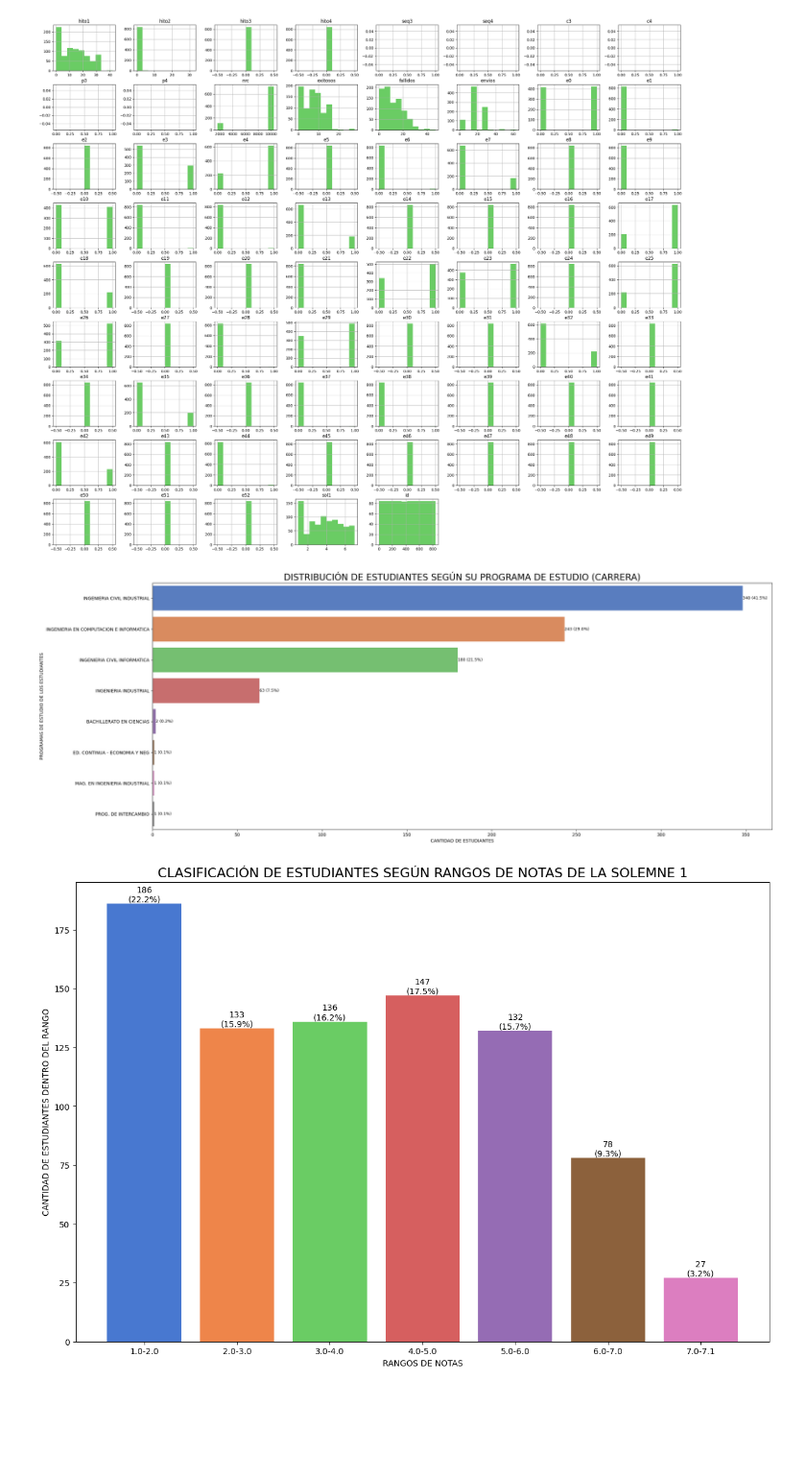
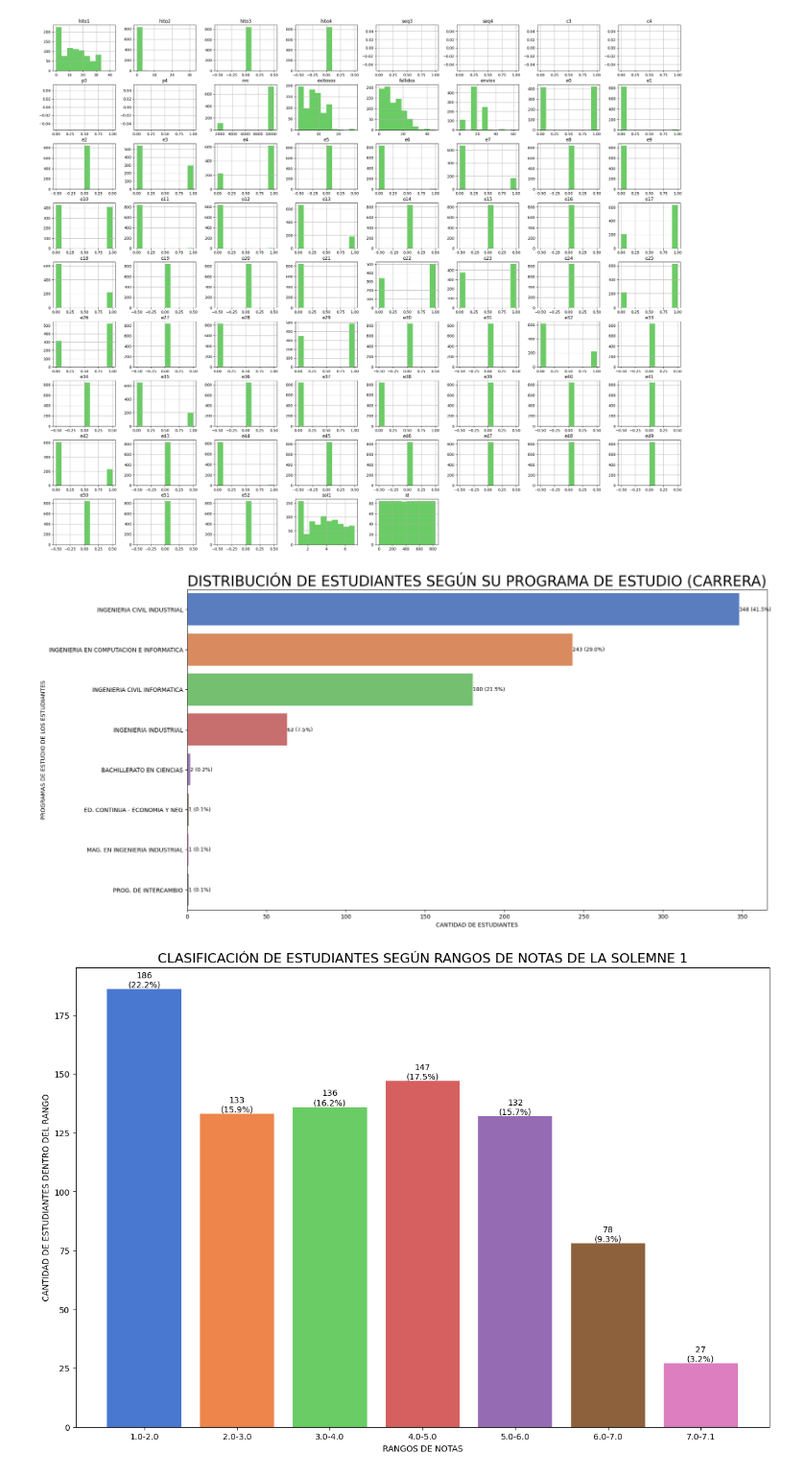
Before and after one commit to edgar-ramxs/RecSysUnab, a Jupyter notebook: RecSysUnab.ipynb, the cells around one changed output. Shown at 96% size. Cells and saved outputs as stored; diff of their text form; code cells hidden in the pictures; blank space fills up the shorter version.

```diff
--- a/RecSysUnab.ipynb
+++ b/RecSysUnab.ipynb
@@ -553,21 +553,21 @@ df_data_a_2021['programa'] = df_data_a_2021['programa'].replace({
 # %%
 programas = df_data_a_2021['programa'].value_counts()
 
-fig, ax = plt.subplots(figsize=(25, 10))
+fig, ax = plt.subplots(figsize=(18, 10))
 sns.barplot(x=programas.values, y=programas.index, orient='h', hue=programas.index, palette='muted', dodge=False, ax=ax)
 total_estudiantes = sum(programas.values)
 
 for container in ax.containers:
     for bar in container:
         porcentaje = (bar.get_width() / total_estudiantes) * 100
         ax.bar_label(container, labels=[f'{int(bar.get_width())} ({porcentaje:.1f}%)' for bar in container], fontsize=9)
 
-plt.title('DISTRIBUCIÓN DE ESTUDIANTES SEGÚN SU PROGRAMA DE ESTUDIO (CARRERA)', fontsize=20)
+plt.title('DISTRIBUCIÓN DE ESTUDIANTES SEGÚN SU PROGRAMA DE ESTUDIO (CARRERA)', fontsize=25)
 plt.xlabel('CANTIDAD DE ESTUDIANTES')
 plt.ylabel('PROGRAMAS DE ESTUDIO DE LOS ESTUDIANTES')
 plt.show()
 # %% [output]
-[figure, old version]
+[figure, new version]
 # %%
 rangos = [(1.0, 2.0), (2.0, 3.0), (3.0, 4.0), (4.0, 5.0), (5.0, 6.0), (6.0, 7.0), (7.0, 7.1)]
 
```
Also changed, not shown: parts of 40 cells of this notebook, 2 other files.
